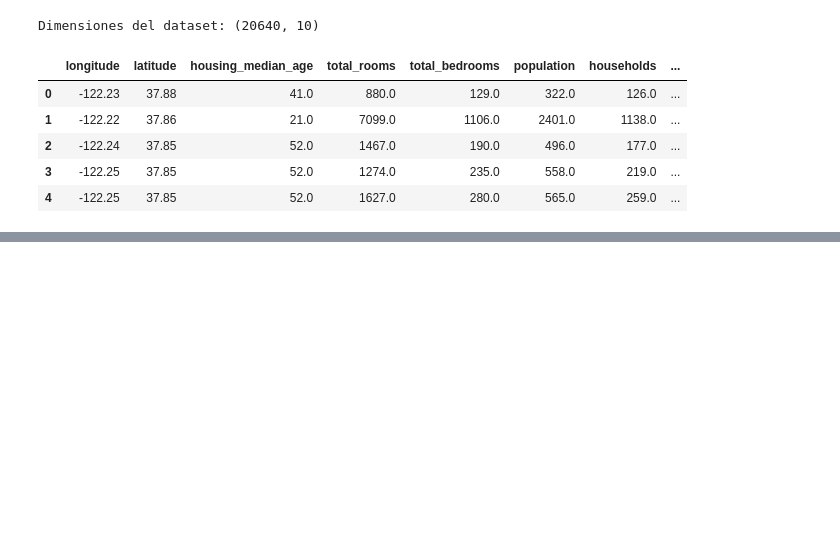
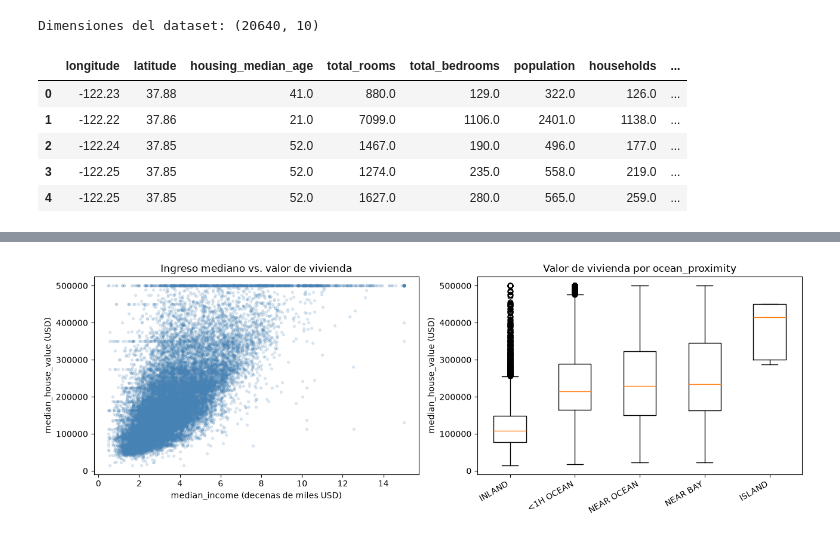
Before and after one commit to juanj-rgb/Proyecto-Modelos-1, a Jupyter notebook: fase-1/notebook.ipynb, the cells around one changed output, grey strips where cells are left out. Saved outputs shown, nothing was run; the diff lists cells and outputs as text; code cells hidden in the pictures; blank space fills up the shorter version.

```diff
--- a/fase-1/notebook.ipynb
+++ b/fase-1/notebook.ipynb
@@ -17,0 +177,21 @@ Dimensiones del dataset: (20640, 10)
+# %%
+# --- EDA 5: relacion de las predictoras clave con el objetivo ---
+fig, axes = plt.subplots(1, 2, figsize=(13, 4.5))
+
+axes[0].scatter(df['median_income'], df['median_house_value'], alpha=0.15, s=8, color='steelblue')
+axes[0].set_title('Ingreso mediano vs. valor de vivienda')
+axes[0].set_xlabel('median_income (decenas de miles USD)')
+axes[0].set_ylabel('median_house_value (USD)')
+
+orden = df.groupby('ocean_proximity')['median_house_value'].median().sort_values().index
+datos = [df.loc[df['ocean_proximity'] == c, 'median_house_value'] for c in orden]
+axes[1].boxplot(datos)
+axes[1].set_xticks(range(1, len(orden) + 1))
+axes[1].set_xticklabels(orden, rotation=30, ha='right')
+axes[1].set_title('Valor de vivienda por ocean_proximity')
+axes[1].set_ylabel('median_house_value (USD)')
+
+plt.tight_layout()
+plt.show()
+# %% [output]
+[figure, added]
```
Also changed, not shown: parts of 36 cells of this notebook, 4 other files.
